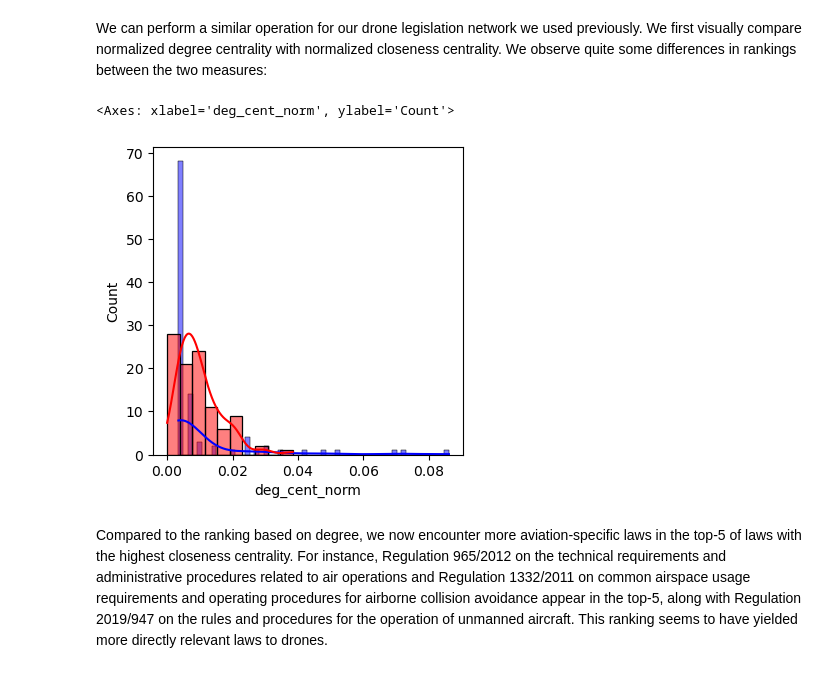
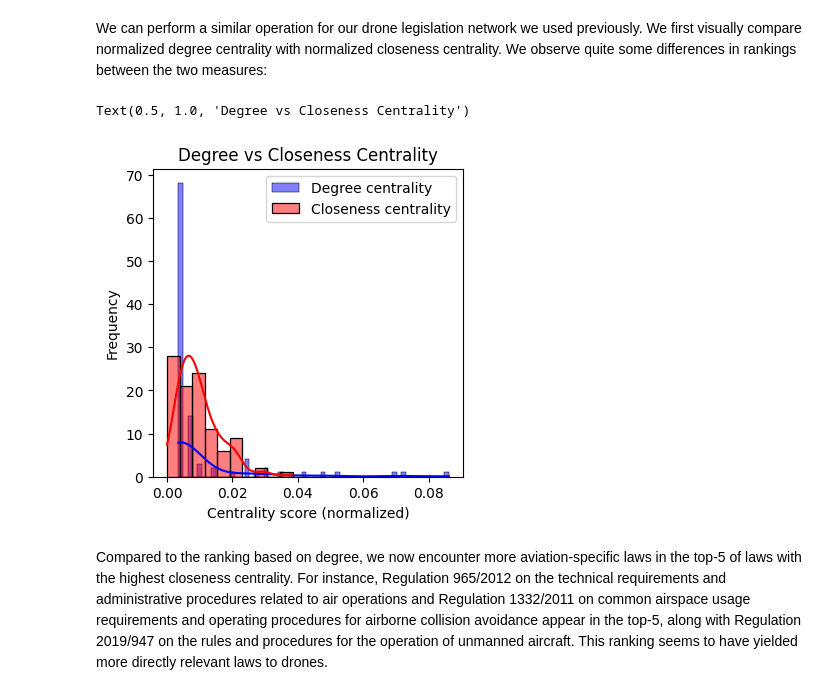
Before and after one commit to MaastrichtUniversityPress/legal-network-textbook, a Jupyter notebook: book/content/Chapter_3_Centrality.ipynb, the cells around one changed output. Saved outputs shown, nothing was run; the diff lists cells and outputs as text; code cells hidden in the pictures.

```diff
--- a/book/content/Chapter_3_Centrality.ipynb
+++ b/book/content/Chapter_3_Centrality.ipynb
@@ -374,13 +369,19 @@ We can perform a similar operation for our drone legislation network we used pre
 # %%
 resdf_drones['closeness'] = nx.closeness_centrality(g_drones).values()
 resdf_drones['closec_norm'] = score_normalize(resdf_drones.closeness, from_dictionary=False)
 
-fig, ax = plt.subplots(nrows=1, ncols=1, figsize=(4,4))
-sns.histplot(resdf_drones.deg_cent_norm, ax=ax, color="blue", alpha=0.5, kde=True)
-sns.histplot(resdf_drones.closec_norm, ax=ax, color="red", alpha=0.5, kde=True)
+# Plot
+fig, ax = plt.subplots(figsize=(4,4))
+sns.histplot(resdf_drones['deg_cent_norm'], ax=ax, color="blue", alpha=0.5, kde=True, label="Degree centrality")
+sns.histplot(resdf_drones['closec_norm'], ax=ax, color="red", alpha=0.5, kde=True, label="Closeness centrality")
+
+ax.legend()
+ax.set_xlabel("Centrality score (normalized)")
+ax.set_ylabel("Frequency")
+ax.set_title("Degree vs Closeness Centrality")
 # %% [output]
-<Axes: xlabel='deg_cent_norm', ylabel='Count'>
+Text(0.5, 1.0, 'Degree vs Closeness Centrality')
-[figure, old version]
+[figure, new version]
 # %% [markdown]
 Compared to the ranking based on degree, we now encounter more aviation-specific laws in the top-5 of laws with the highest closeness centrality. For instance, Regulation 965/2012 on the technical requirements and administrative procedures related to air operations and Regulation 1332/2011 on common airspace usage requirements and operating procedures for airborne collision avoidance appear in the top-5, along with Regulation 2019/947 on the rules and procedures for the operation of unmanned aircraft. This ranking seems to have yielded more directly relevant laws to drones.
 # %%
```
Also changed, not shown: parts of 46 cells of this notebook, 4 other files.
